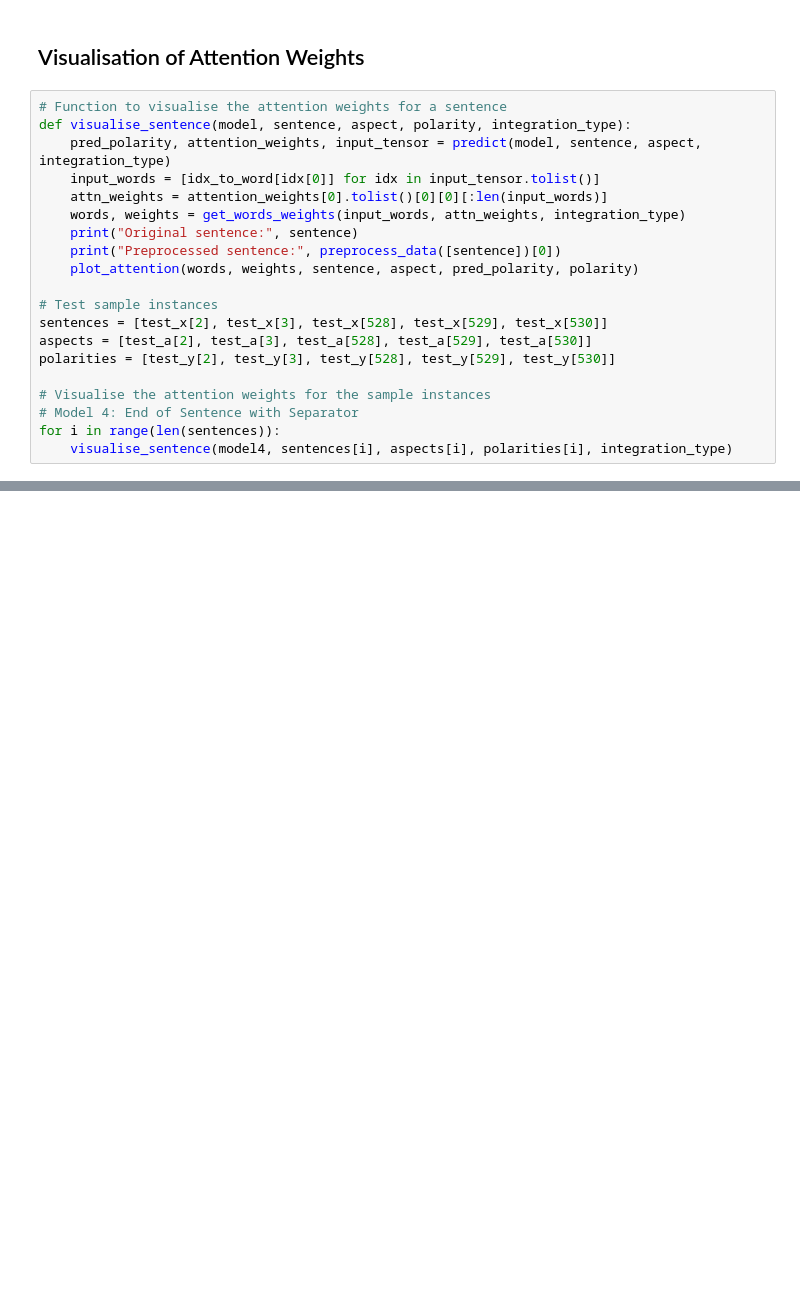
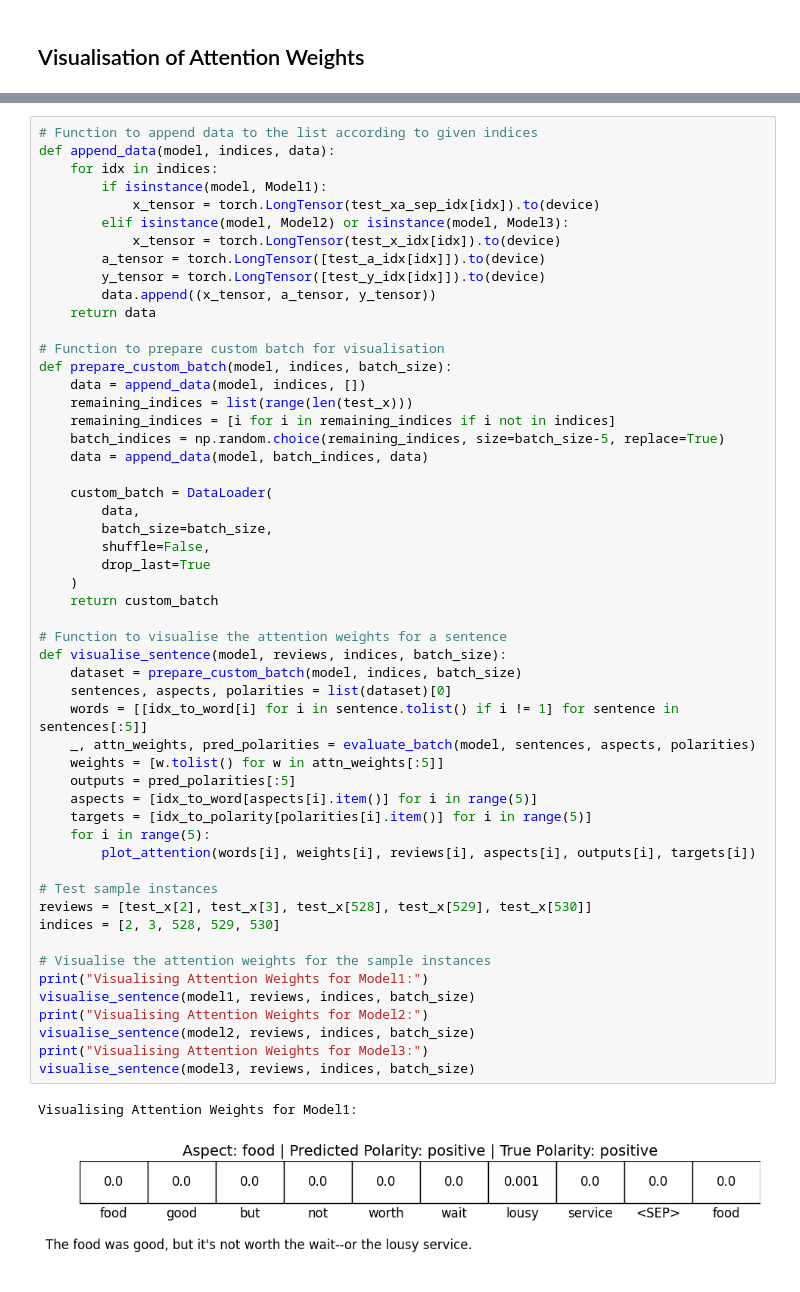
Before and after one commit to LisonLau/CITS4012-Project, a Jupyter notebook: CITS4012_10.ipynb, the cells around one changed output, grey strips where cells are left out. Cells and saved outputs as stored; diff of their text form; blank space fills up the shorter version.

```diff
--- a/CITS4012_10.ipynb
+++ b/CITS4012_10.ipynb
@@ -905,22 +808,2 @@ plot_graphs(num_epochs, plot_interval, plot_accuracy5, 'End of Sentence no Separ
 # %% [markdown]
 ## Visualisation of Attention Weights
-# %%
-# Function to visualise the attention weights for a sentence
-def visualise_sentence(model, sentence, aspect, polarity, integration_type):
-    pred_polarity, attention_weights, input_tensor = predict(model, sentence, aspect, integration_type)
-    input_words = [idx_to_word[idx[0]] for idx in input_tensor.tolist()]
-    attn_weights = attention_weights[0].tolist()[0][0][:len(input_words)]
-    words, weights = get_words_weights(input_words, attn_weights, integration_type)
-    print("Original sentence:", sentence)
-    print("Preprocessed sentence:", preprocess_data([sentence])[0])
-    plot_attention(words, weights, sentence, aspect, pred_polarity, polarity)
-
-# Test sample instances
-sentences = [test_x[2], test_x[3], test_x[528], test_x[529], test_x[530]]
-aspects = [test_a[2], test_a[3], test_a[528], test_a[529], test_a[530]]
-polarities = [test_y[2], test_y[3], test_y[528], test_y[529], test_y[530]]
-
-# Visualise the attention weights for the sample instances
-# Model 4: End of Sentence with Separator
-for i in range(len(sentences)):
-    visualise_sentence(model4, sentences[i], aspects[i], polarities[i], integration_type)
@@ -942,0 +810,56 @@ Preprocessed sentence: ['ambience', 'stunning', 'food', 'good', 'but', 'portion'
+# %%
+# Function to append data to the list according to given indices
+def append_data(model, indices, data):
+    for idx in indices:
+        if isinstance(model, Model1):
+            x_tensor = torch.LongTensor(test_xa_sep_idx[idx]).to(device)
+        elif isinstance(model, Model2) or isinstance(model, Model3):
+            x_tensor = torch.LongTensor(test_x_idx[idx]).to(device)
+        a_tensor = torch.LongTensor([test_a_idx[idx]]).to(device)
+        y_tensor = torch.LongTensor([test_y_idx[idx]]).to(device)
+        data.append((x_tensor, a_tensor, y_tensor))
+    return data
+
+# Function to prepare custom batch for visualisation
+def prepare_custom_batch(model, indices, batch_size):
+    data = append_data(model, indices, [])
+    remaining_indices = list(range(len(test_x)))
+    remaining_indices = [i for i in remaining_indices if i not in indices]
+    batch_indices = np.random.choice(remaining_indices, size=batch_size-5, replace=True)
+    data = append_data(model, batch_indices, data)
+
+    custom_batch = DataLoader(
+        data,
+        batch_size=batch_size,
+        shuffle=False,
+        drop_last=True
+    )
+    return custom_batch
+
+# Function to visualise the attention weights for a sentence
+def visualise_sentence(model, reviews, indices, batch_size):
+    dataset = prepare_custom_batch(model, indices, batch_size)
+    sentences, aspects, polarities = list(dataset)[0]
+    words = [[idx_to_word[i] for i in sentence.tolist() if i != 1] for sentence in sentences[:5]]
+    _, attn_weights, pred_polarities = evaluate_batch(model, sentences, aspects, polarities)
+    weights = [w.tolist() for w in attn_weights[:5]]
+    outputs = pred_polarities[:5]
+    aspects = [idx_to_word[aspects[i].item()] for i in range(5)]
+    targets = [idx_to_polarity[polarities[i].item()] for i in range(5)]
+    for i in range(5):
+        plot_attention(words[i], weights[i], reviews[i], aspects[i], outputs[i], targets[i])
+
+# Test sample instances
+reviews = [test_x[2], test_x[3], test_x[528], test_x[529], test_x[530]]
+indices = [2, 3, 528, 529, 530]
+
+# Visualise the attention weights for the sample instances
+print("Visualising Attention Weights for Model1:")
+visualise_sentence(model1, reviews, indices, batch_size)
+print("Visualising Attention Weights for Model2:")
+visualise_sentence(model2, reviews, indices, batch_size)
+print("Visualising Attention Weights for Model3:")
+visualise_sentence(model3, reviews, indices, batch_size)
+# %% [output]
+Visualising Attention Weights for Model1:
+[figure, added]
```
Also changed, not shown: parts of 54 cells of this notebook, 1 other file.
